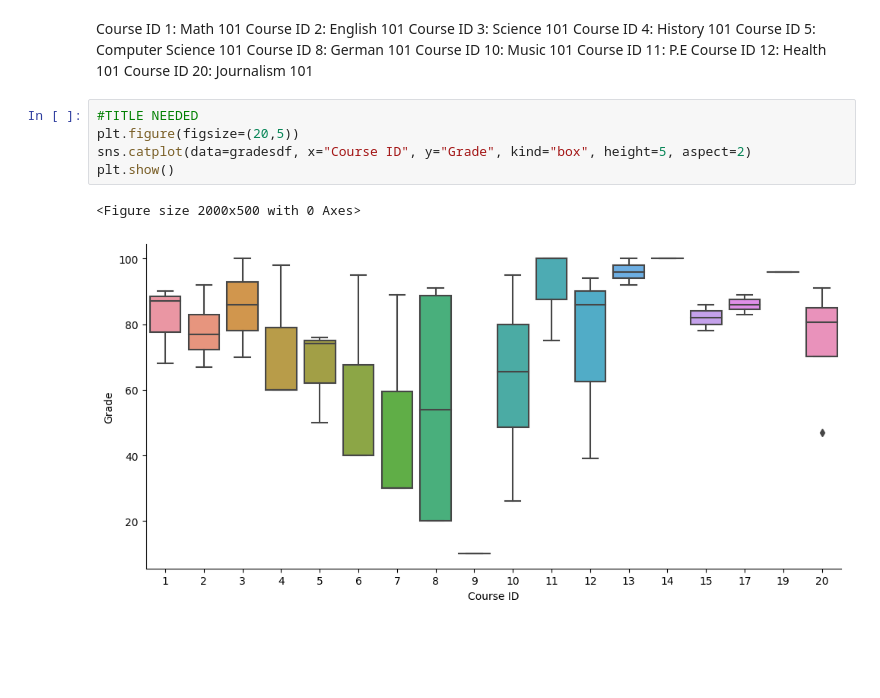
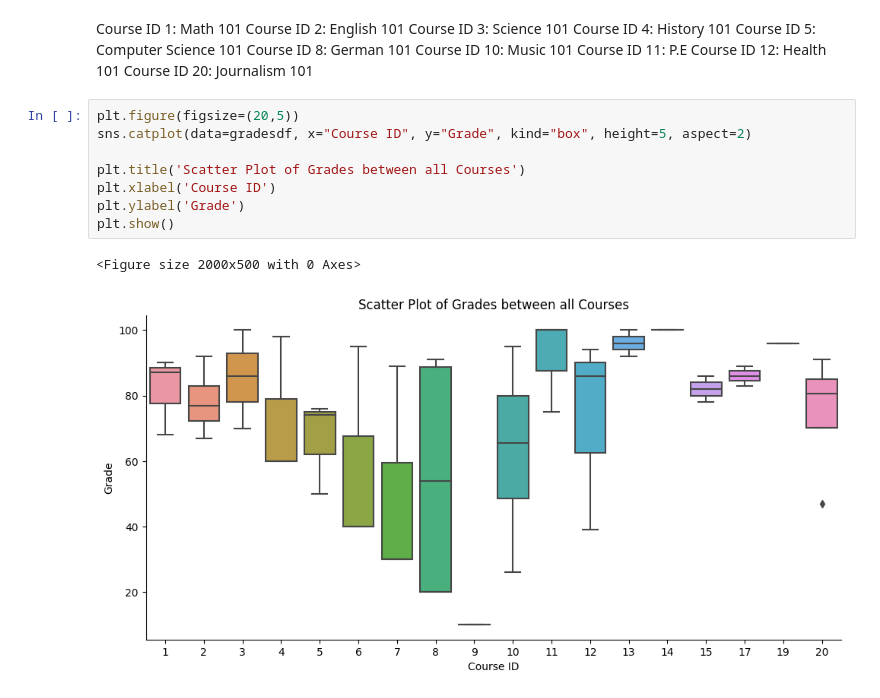
Before and after one commit to newdevon/Data-Pipeline, a Jupyter notebook: data-cleaning.ipynb, the cells around one changed output. Saved outputs shown, nothing was run; the diff lists cells and outputs as text; blank space fills up the shorter version.

Commit message:
added title for scatter plot grid

```diff
--- a/data-cleaning.ipynb
+++ b/data-cleaning.ipynb
@@ -112,10 +112,13 @@ Course ID 11: P.E
 Course ID 12: Health 101
 Course ID 20: Journalism 101
 # %%
-#TITLE NEEDED
 plt.figure(figsize=(20,5))
 sns.catplot(data=gradesdf, x="Course ID", y="Grade", kind="box", height=5, aspect=2)
+
+plt.title('Scatter Plot of Grades between all Courses')
+plt.xlabel('Course ID')
+plt.ylabel('Grade')
 plt.show()
 # %% [output]
 <Figure size 2000x500 with 0 Axes>
-[figure, old version]
+[figure, new version]
```
